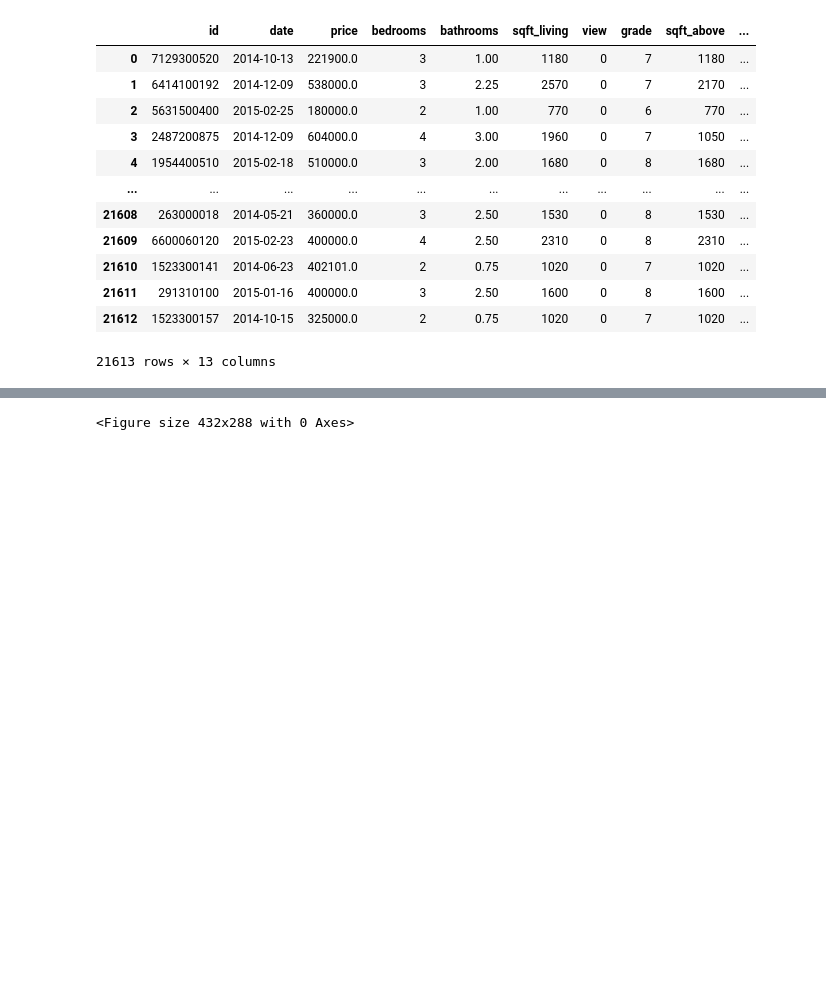
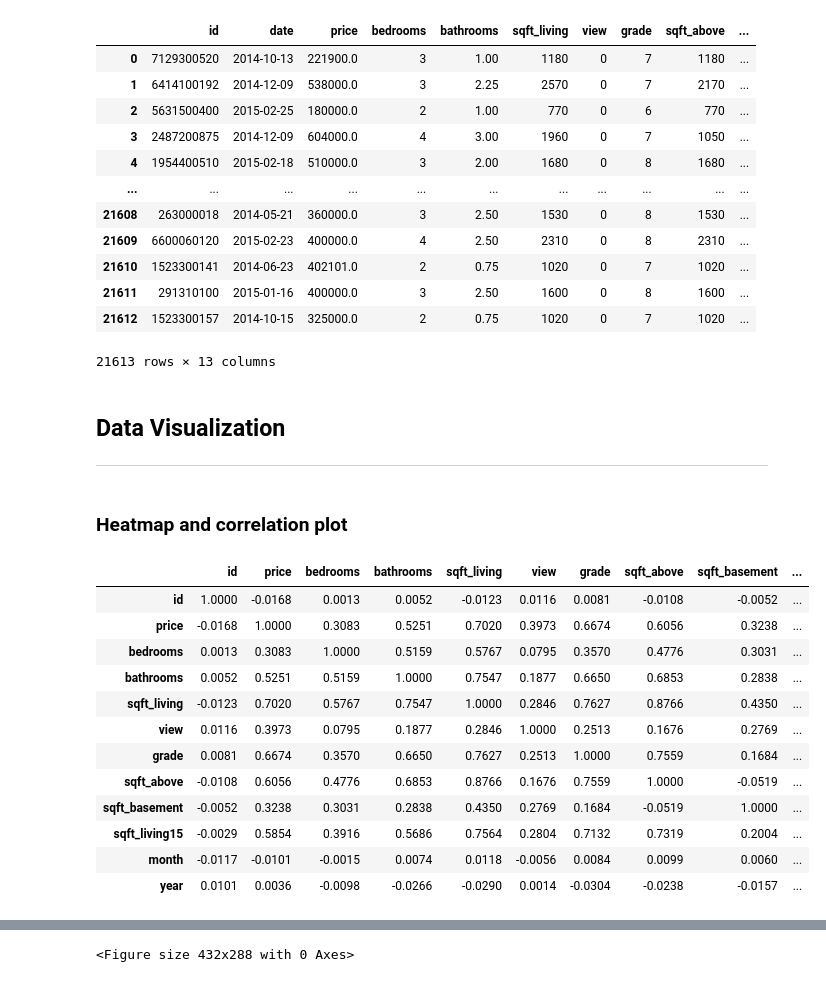
Before and after one commit to daianeklein/house-rocket-Insights-project, a Jupyter notebook: House-Rocket-Company.ipynb, the cells around one changed output, grey strips where cells are left out. Drawn from its saved outputs; the diff is of its cells as text; code cells hidden in the pictures; blank space fills up the shorter version.

```diff
--- a/House-Rocket-Company.ipynb
+++ b/House-Rocket-Company.ipynb
@@ -107,3 +108,9 @@ df
 | 21611 | 291310100 | 2015-01-16 | 400000.0 | 3 | 2.50 | 1600 | 0 | 8 | 1600 | ... |
 | 21612 | 1523300157 | 2014-10-15 | 325000.0 | 2 | 0.75 | 1020 | 0 | 7 | 1020 | ... |
 21613 rows × 13 columns
+# %% [markdown]
+## Data Visualization
+
+***
+# %% [markdown]
+### Heatmap and correlation plot
@@ -109,0 +119,16 @@ df
+# %%
+df.corr().round(4)
+# %% [output]
+|  | id | price | bedrooms | bathrooms | sqft_living | view | grade | sqft_above | sqft_basement | ... |
+| id | 1.0000 | -0.0168 | 0.0013 | 0.0052 | -0.0123 | 0.0116 | 0.0081 | -0.0108 | -0.0052 | ... |
+| price | -0.0168 | 1.0000 | 0.3083 | 0.5251 | 0.7020 | 0.3973 | 0.6674 | 0.6056 | 0.3238 | ... |
+| bedrooms | 0.0013 | 0.3083 | 1.0000 | 0.5159 | 0.5767 | 0.0795 | 0.3570 | 0.4776 | 0.3031 | ... |
+| bathrooms | 0.0052 | 0.5251 | 0.5159 | 1.0000 | 0.7547 | 0.1877 | 0.6650 | 0.6853 | 0.2838 | ... |
+| sqft_living | -0.0123 | 0.7020 | 0.5767 | 0.7547 | 1.0000 | 0.2846 | 0.7627 | 0.8766 | 0.4350 | ... |
+| view | 0.0116 | 0.3973 | 0.0795 | 0.1877 | 0.2846 | 1.0000 | 0.2513 | 0.1676 | 0.2769 | ... |
+| grade | 0.0081 | 0.6674 | 0.3570 | 0.6650 | 0.7627 | 0.2513 | 1.0000 | 0.7559 | 0.1684 | ... |
+| sqft_above | -0.0108 | 0.6056 | 0.4776 | 0.6853 | 0.8766 | 0.1676 | 0.7559 | 1.0000 | -0.0519 | ... |
+| sqft_basement | -0.0052 | 0.3238 | 0.3031 | 0.2838 | 0.4350 | 0.2769 | 0.1684 | -0.0519 | 1.0000 | ... |
+| sqft_living15 | -0.0029 | 0.5854 | 0.3916 | 0.5686 | 0.7564 | 0.2804 | 0.7132 | 0.7319 | 0.2004 | ... |
+| month | -0.0117 | -0.0101 | -0.0015 | 0.0074 | 0.0118 | -0.0056 | 0.0084 | 0.0099 | 0.0060 | ... |
+| year | 0.0101 | 0.0036 | -0.0098 | -0.0266 | -0.0290 | 0.0014 | -0.0304 | -0.0238 | -0.0157 | ... |
```
Also changed, not shown: parts of 6 cells of this notebook.
